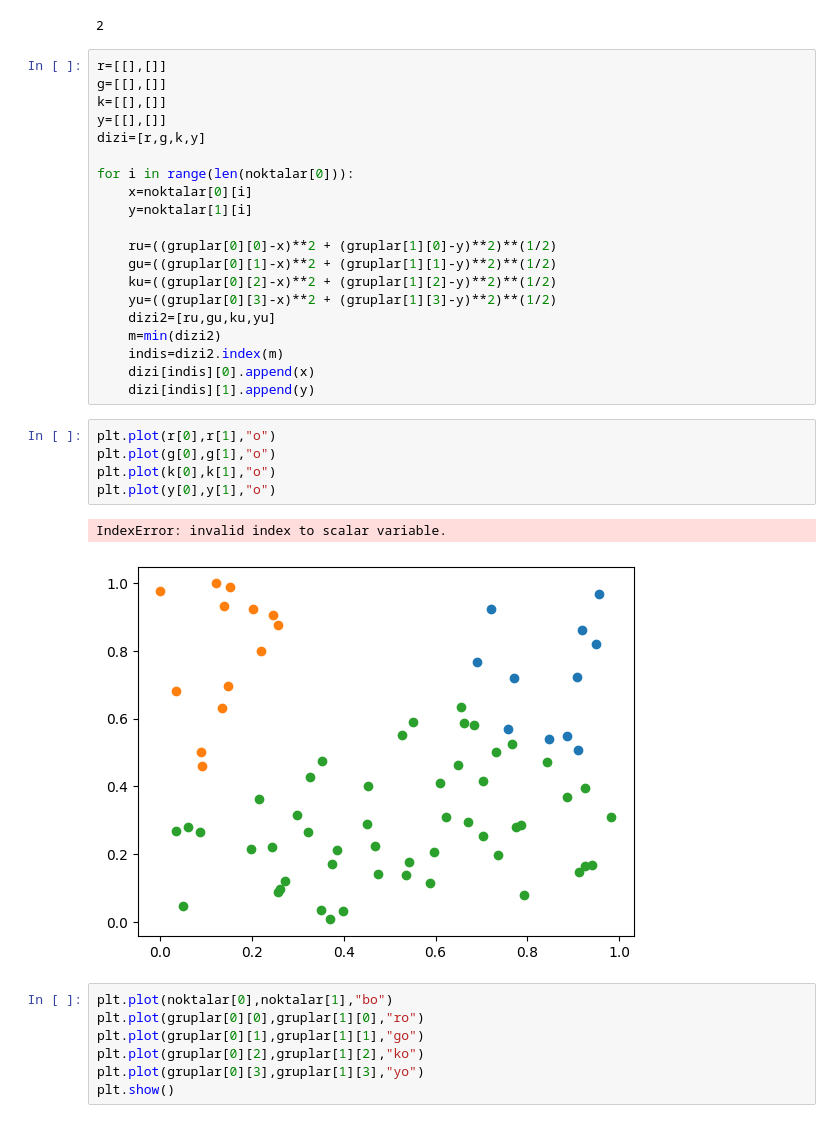
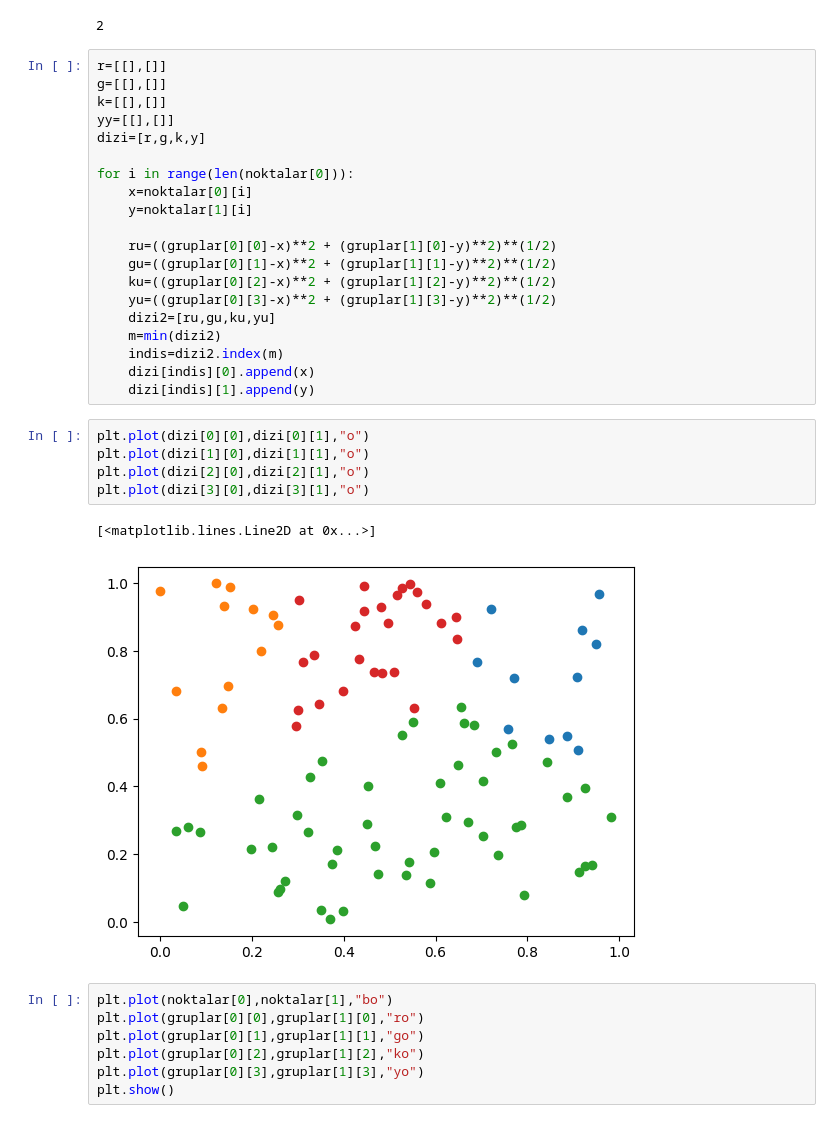
Before and after one commit to OmerFaruk-Celik/YapayZeka, a Jupyter notebook: K-Means.ipynb, the cells around one changed output. Saved outputs shown, nothing was run; the diff lists cells and outputs as text.

```diff
--- a/K-Means.ipynb
+++ b/K-Means.ipynb
@@ -20,7 +20,7 @@ a.index(m)
 r=[[],[]]
 g=[[],[]]
 k=[[],[]]
-y=[[],[]]
+yy=[[],[]]
 dizi=[r,g,k,y]
 
 for i in range(len(noktalar[0])):
@@ -37,13 +37,13 @@ for i in range(len(noktalar[0])):
     dizi[indis][0].append(x)
     dizi[indis][1].append(y)
 # %%
-plt.plot(r[0],r[1],"o")
-plt.plot(g[0],g[1],"o")
-plt.plot(k[0],k[1],"o")
-plt.plot(y[0],y[1],"o")
+plt.plot(dizi[0][0],dizi[0][1],"o")
+plt.plot(dizi[1][0],dizi[1][1],"o")
+plt.plot(dizi[2][0],dizi[2][1],"o")
+plt.plot(dizi[3][0],dizi[3][1],"o")
 # %% [output]
-IndexError: invalid index to scalar variable.
+[<matplotlib.lines.Line2D at 0x...>]
-[figure, old version]
+[figure, new version]
 # %%
 plt.plot(noktalar[0],noktalar[1],"bo")
 plt.plot(gruplar[0][0],gruplar[1][0],"ro")
```
